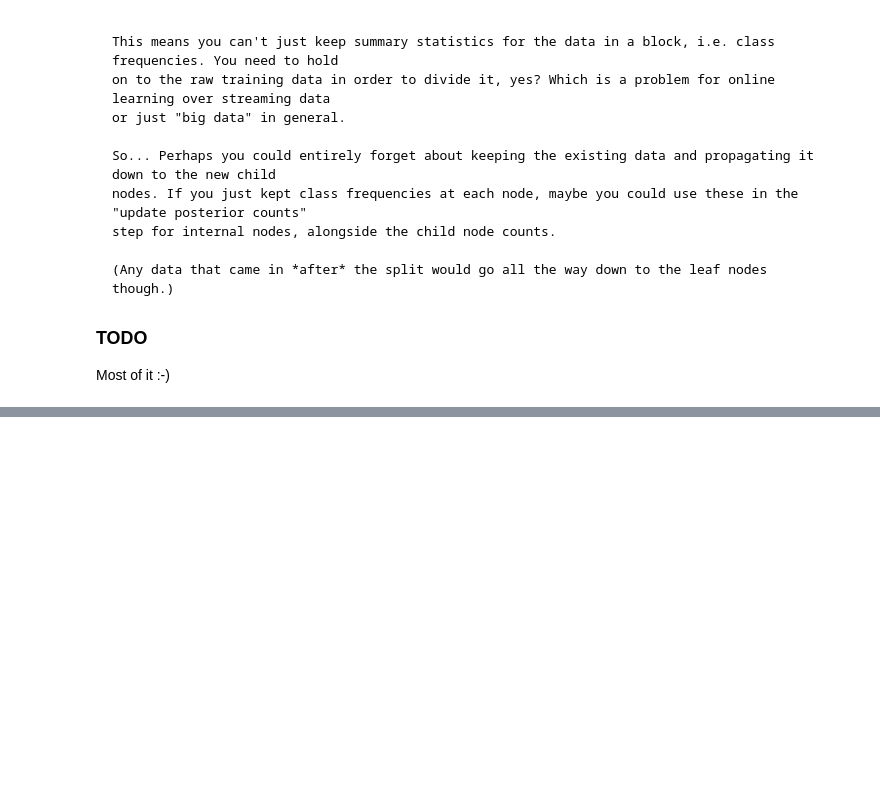
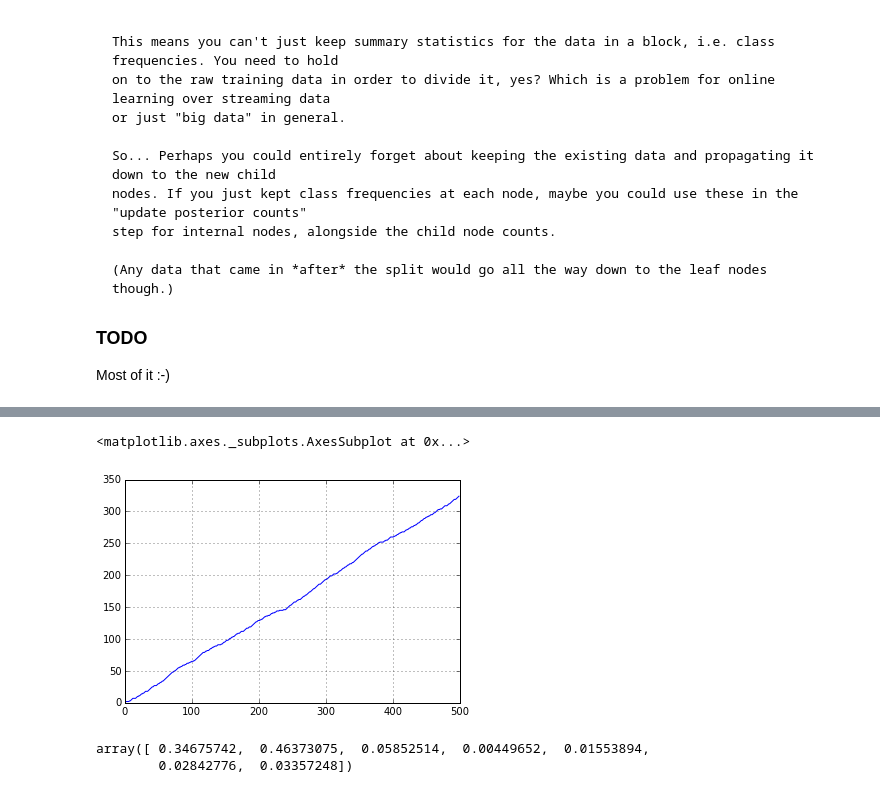
Before and after one commit to andrewclegg/mondrianforest, a Jupyter notebook: trees.ipynb, the cells around one changed output, grey strips where cells are left out. Saved outputs shown, nothing was run; the diff lists cells and outputs as text; code cells hidden in the pictures; blank space fills up the shorter version.

```diff
--- a/trees.ipynb
+++ b/trees.ipynb
@@ -268,4 +268,15 @@ class MondrianTree(object):
             node.left = MondrianNode(self.n_dims, self.n_labels, node)
             node.right = MondrianNode(self.n_dims, self.n_labels, node)
             # No point growing these as they start off empty (unlike in original paper)
+
+
+    def predict(self, row):
+        # Dumb-ass predictions, just for now
+        node = self.root
+        last_counts_seen = node.label_counts
+        while node.label_counts.sum() > 0 and not node.is_leaf():
+            last_counts_seen = node.label_counts
+            left = node.apply_split(row)
+            node = node.left if left else node.right
+        return last_counts_seen
 # %%
@@ -273,5 +284,6 @@ mt = MondrianTree(10, 10)
-# %%
-for i in range(100):
-    data = np.random.randint(0, 100, (50, 10))
-    labels = (data.mean(axis=1) / 10).astype(int)
-    mt.extend(data, labels)
+# %%
+import pandas as pd
+from sklearn import datasets
+from sklearn import cross_validation as cv
+dataset = datasets.fetch_covtype()
+dataset.data.shape
@@ -277,0 +297,18 @@ for i in range(100):
+# %%
+n_iter = 500
+folds = cv.StratifiedShuffleSplit(dataset.target, n_iter=n_iter, test_size=10, train_size=1000)
+hits = np.ndarray(n_iter, dtype=bool)
+
+mt = MondrianTree(data.shape[1], len(np.unique(target)))
+data = dataset.data
+target = dataset.target - 1 # they are 1-indexed
+for i, (train, test) in enumerate(folds):
+    train_X = data[train]
+    train_y = target[train]
+    test_X = data[test][0:1,:]
+    test_y = target[test][0:1]
+    mt.extend(train_X, train_y)
+    preds = mt.predict(test_X)
+    yhat = preds.argmax()
+    print(i, '- Predicted:', yhat, 'Actual:', test_y, preds)
+    hits[i] = yhat == test_y
@@ -277,0 +333,10 @@ for i in range(100):
+# %%
+pd.Series(hits.cumsum()).plot()
+# %% [output]
+<matplotlib.axes._subplots.AxesSubplot at 0x...>
+[figure, added]
+# %%
+np.bincount(target)/target.sum()
+# %% [output]
+array([ 0.34675742,  0.46373075,  0.05852514,  0.00449652,  0.01553894,
+        0.02842776,  0.03357248])
```
Also changed, not shown: parts of 4 cells of this notebook.
